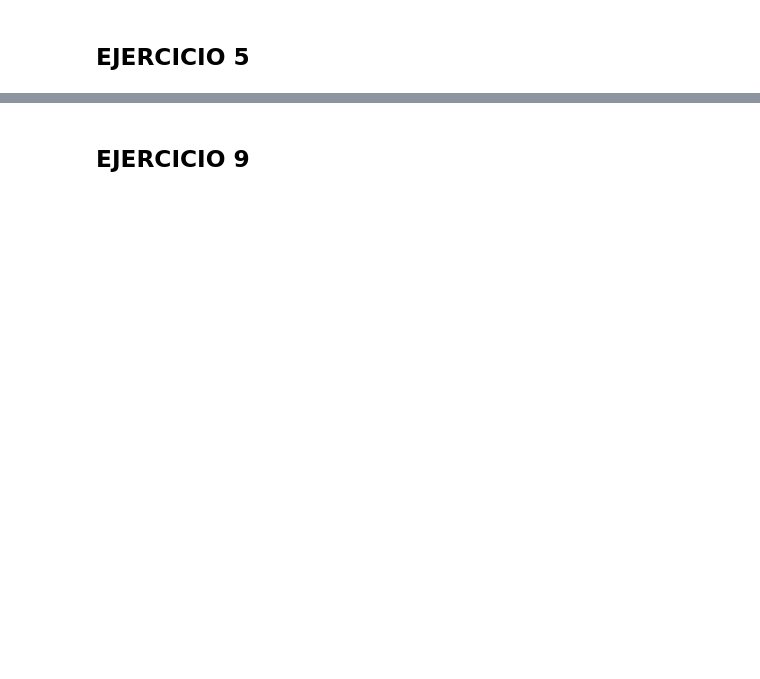
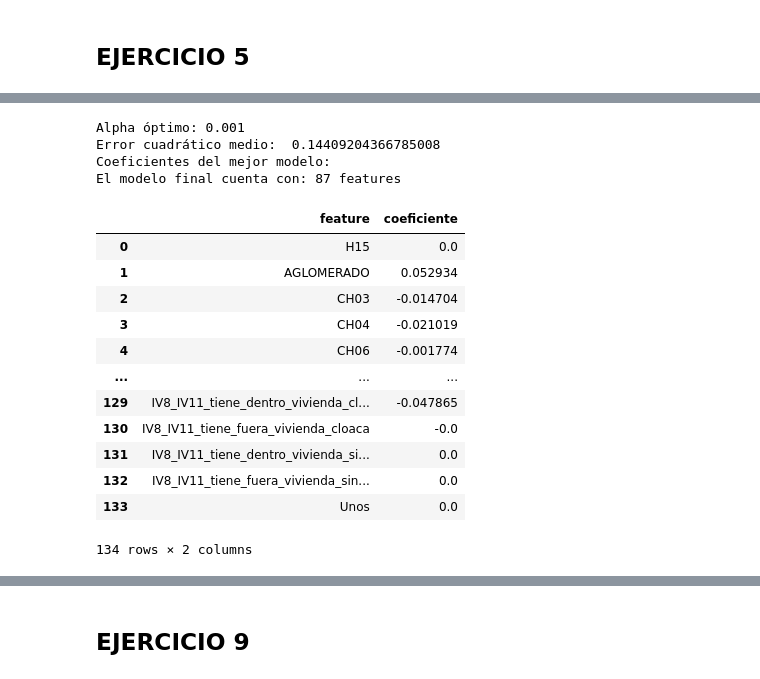
Before and after one commit to fedear402/E337-BD-TPS-G1, a Jupyter notebook: TP4/TP4_Albareti_Lopez_Mettola.ipynb, the cells around one changed output, grey strips where cells are left out. Cells and saved outputs as stored; diff of their text form; code cells hidden in the pictures; blank space fills up the shorter version.

```diff
--- a/TP4/TP4.ipynb
+++ b/TP4/TP4_Albareti_Lopez_Mettola.ipynb
@@ -753,28 +703,2 @@ Please also refer to the documentation for alternative solver options:
 # %% [markdown]
 ## EJERCICIO 5
-# %%
-lambdas = np.logspace(-5, 5, 11)
-results = {
-    'Ridge': {'lambdas': lambdas, 'scores': [], 'coef_zeros': []},
-    'Lasso': {'lambdas': lambdas, 'scores': [], 'coef_zeros': []}
-}
-X_train, X_test, y_train, y_test = train_test_split(X, y, test_size=0.2, random_state=42)
-scaler = StandardScaler()
-X_train_scaled = scaler.fit_transform(X_train)
-X_test_scaled = scaler.transform(X_test)
-
-for penalty in ['l2', 'l1']:
-    for l in lambdas:
-        model = LogisticRegression(penalty=penalty, C=1/l, solver='saga', max_iter=10, random_state=42)
-        grid = GridSearchCV(model, param_grid={'C': [1/l]}, cv=10, scoring=make_scorer(mean_squared_error, greater_is_better=False))
-        grid.fit(X_train_scaled, y_train)
-
-        if penalty == 'l2':
-            results['Ridge']['scores'].append(-grid.cv_results_['mean_test_score'])
-        else:
-            results['Lasso']['scores'].append(-grid.cv_results_['mean_test_score'])
-
-        if penalty == 'l1':
-            model.fit(X_train_scaled, y_train)
-            coef_zero_ratio = np.sum(model.coef_ == 0) / model.coef_.shape[1]
-            results['Lasso']['coef_zeros'].append(coef_zero_ratio)
@@ -813,0 +739,37 @@ plt.show()
+# %%
+# CV con LASSO
+
+lassocv = LassoCV(alphas=lambdas, cv=10, max_iter=100000, random_state=100)
+lassocv.fit(X_transformado_train, y_train)
+print("Alpha óptimo:", lassocv.alpha_)
+
+lasso = Lasso(alpha=lassocv.alpha_)
+lasso.fit(X_transformado_train, y_train)
+lasso_pred = lasso.predict(X_transformado_test)
+
+print("Error cuadrático medio: ", mean_squared_error(y_test, lasso_pred))
+print("Coeficientes del mejor modelo:")
+pd.Series(lasso.coef_, index=X.columns)
+
+coeficientes_finales = pd.DataFrame([np.array(X.columns.tolist()),lasso.coef_]).T
+coeficientes_finales.columns = ['feature','coeficiente']
+print(f"El modelo final cuenta con: {coeficientes_finales[coeficientes_finales['coeficiente']!=0].shape[0]}",'features' )
+coeficientes_finales
+# %% [output]
+Alpha óptimo: 0.001
+Error cuadrático medio:  0.14409204366785008
+Coeficientes del mejor modelo:
+El modelo final cuenta con: 87 features
+|  | feature | coeficiente |
+| 0 | H15 | 0.0 |
+| 1 | AGLOMERADO | 0.052934 |
+| 2 | CH03 | -0.014704 |
+| 3 | CH04 | -0.021019 |
+| 4 | CH06 | -0.001774 |
+| ... | ... | ... |
+| 129 | IV8_IV11_tiene_dentro_vivienda_cl... | -0.047865 |
+| 130 | IV8_IV11_tiene_fuera_vivienda_cloaca | -0.0 |
+| 131 | IV8_IV11_tiene_dentro_vivienda_si... | 0.0 |
+| 132 | IV8_IV11_tiene_fuera_vivienda_sin... | 0.0 |
+| 133 | Unos | 0.0 |
+134 rows × 2 columns
```
Also changed, not shown: parts of 22 cells of this notebook, 2 other files.
